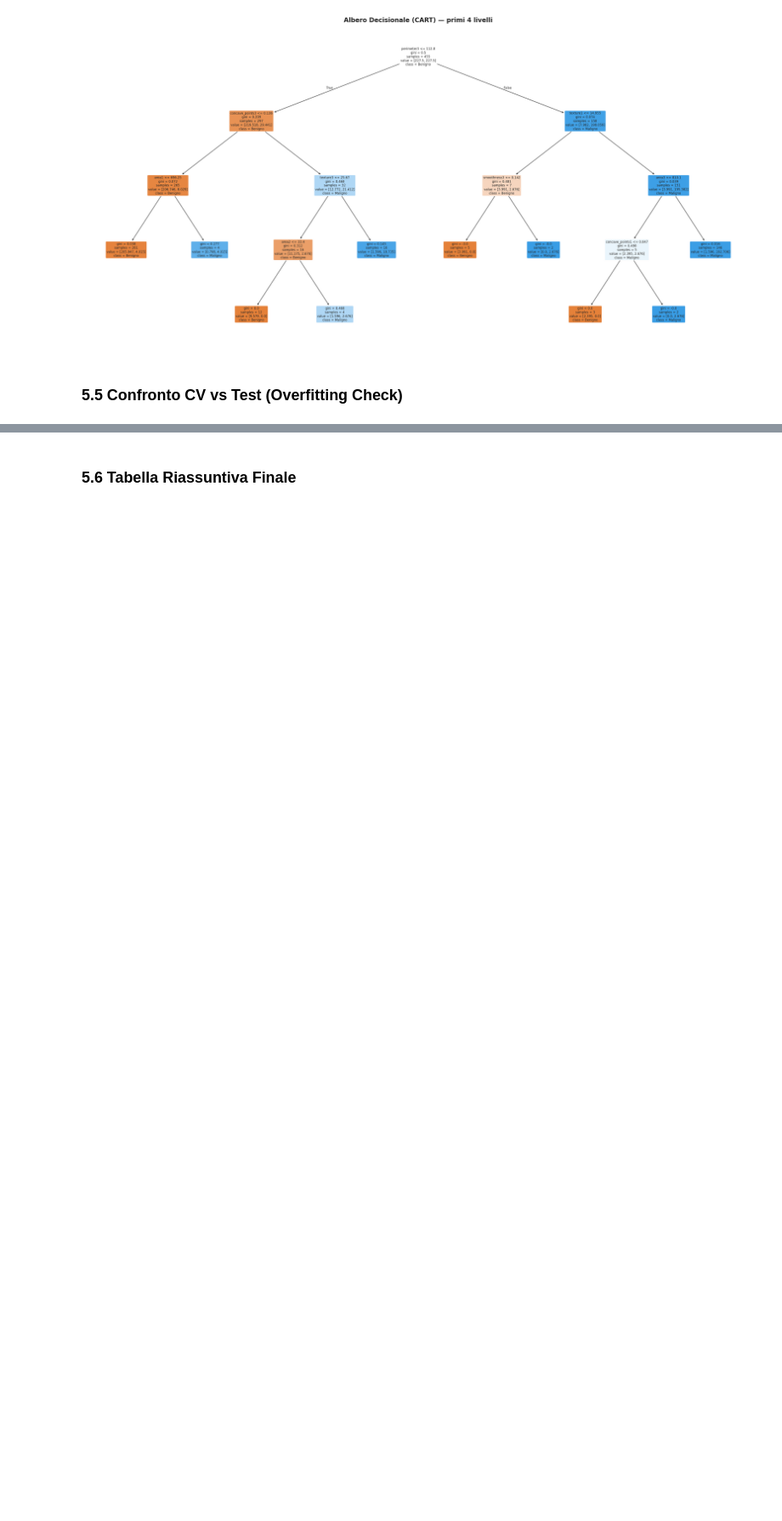
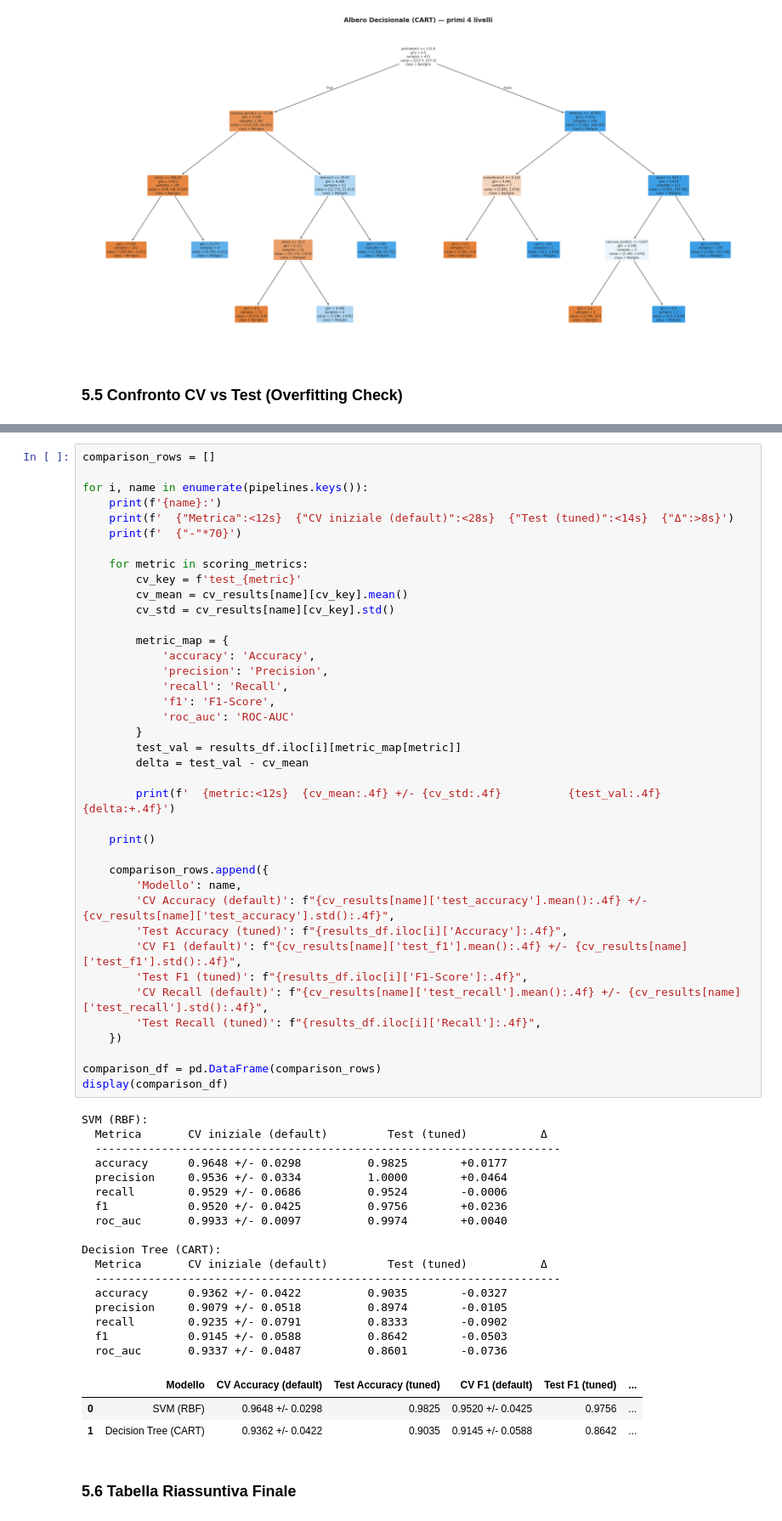
Before and after one commit to tnunes2002/ML_25_26_2, a Jupyter notebook: project.ipynb, the cells around one changed output, grey strips where cells are left out. Shown at 85% size. Saved outputs shown, nothing was run; the diff lists cells and outputs as text; blank space fills up the shorter version.

```diff
--- a/project.ipynb
+++ b/project.ipynb
@@ -846,3 +806,63 @@ Decision Tree (CART):
+# %%
+comparison_rows = []
+
+for i, name in enumerate(pipelines.keys()):
+    print(f'{name}:')
+    print(f'  {"Metrica":<12s}  {"CV iniziale (default)":<28s}  {"Test (tuned)":<14s}  {"Δ":>8s}')
+    print(f'  {"-"*70}')
+
+    for metric in scoring_metrics:
+        cv_key = f'test_{metric}'
+        cv_mean = cv_results[name][cv_key].mean()
+        cv_std = cv_results[name][cv_key].std()
+
+        metric_map = {
+            'accuracy': 'Accuracy',
+            'precision': 'Precision',
+            'recall': 'Recall',
+            'f1': 'F1-Score',
+            'roc_auc': 'ROC-AUC'
+        }
+        test_val = results_df.iloc[i][metric_map[metric]]
+        delta = test_val - cv_mean
+
+        print(f'  {metric:<12s}  {cv_mean:.4f} +/- {cv_std:.4f}          {test_val:.4f}        {delta:+.4f}')
+
+    print()
+
+    comparison_rows.append({
+        'Modello': name,
+        'CV Accuracy (default)': f"{cv_results[name]['test_accuracy'].mean():.4f} +/- {cv_results[name]['test_accuracy'].std():.4f}",
+        'Test Accuracy (tuned)': f"{results_df.iloc[i]['Accuracy']:.4f}",
+        'CV F1 (default)': f"{cv_results[name]['test_f1'].mean():.4f} +/- {cv_results[name]['test_f1'].std():.4f}",
+        'Test F1 (tuned)': f"{results_df.iloc[i]['F1-Score']:.4f}",
+        'CV Recall (default)': f"{cv_results[name]['test_recall'].mean():.4f} +/- {cv_results[name]['test_recall'].std():.4f}",
+        'Test Recall (tuned)': f"{results_df.iloc[i]['Recall']:.4f}",
+    })
+
+comparison_df = pd.DataFrame(comparison_rows)
+display(comparison_df)
+# %% [output]
+SVM (RBF):
+  Metrica       CV iniziale (default)         Test (tuned)           Δ
+  ----------------------------------------------------------------------
+  accuracy      0.9648 +/- 0.0298          0.9825        +0.0177
+  precision     0.9536 +/- 0.0334          1.0000        +0.0464
+  recall        0.9529 +/- 0.0686          0.9524        -0.0006
+  f1            0.9520 +/- 0.0425          0.9756        +0.0236
+  roc_auc       0.9933 +/- 0.0097          0.9974        +0.0040
+
+Decision Tree (CART):
+  Metrica       CV iniziale (default)         Test (tuned)           Δ
+  ----------------------------------------------------------------------
+  accuracy      0.9362 +/- 0.0422          0.9035        -0.0327
+  precision     0.9079 +/- 0.0518          0.8974        -0.0105
+  recall        0.9235 +/- 0.0791          0.8333        -0.0902
+  f1            0.9145 +/- 0.0588          0.8642        -0.0503
+  roc_auc       0.9337 +/- 0.0487          0.8601        -0.0736
+|  | Modello | CV Accuracy (default) | Test Accuracy (tuned) | CV F1 (default) | Test F1 (tuned) | ... |
+| 0 | SVM (RBF) | 0.9648 +/- 0.0298 | 0.9825 | 0.9520 +/- 0.0425 | 0.9756 | ... |
+| 1 | Decision Tree (CART) | 0.9362 +/- 0.0422 | 0.9035 | 0.9145 +/- 0.0588 | 0.8642 | ... |
 # %% [markdown]
 ### 5.6 Tabella Riassuntiva Finale
 # %%
```
Also changed, not shown: parts of 5 cells of this notebook.
